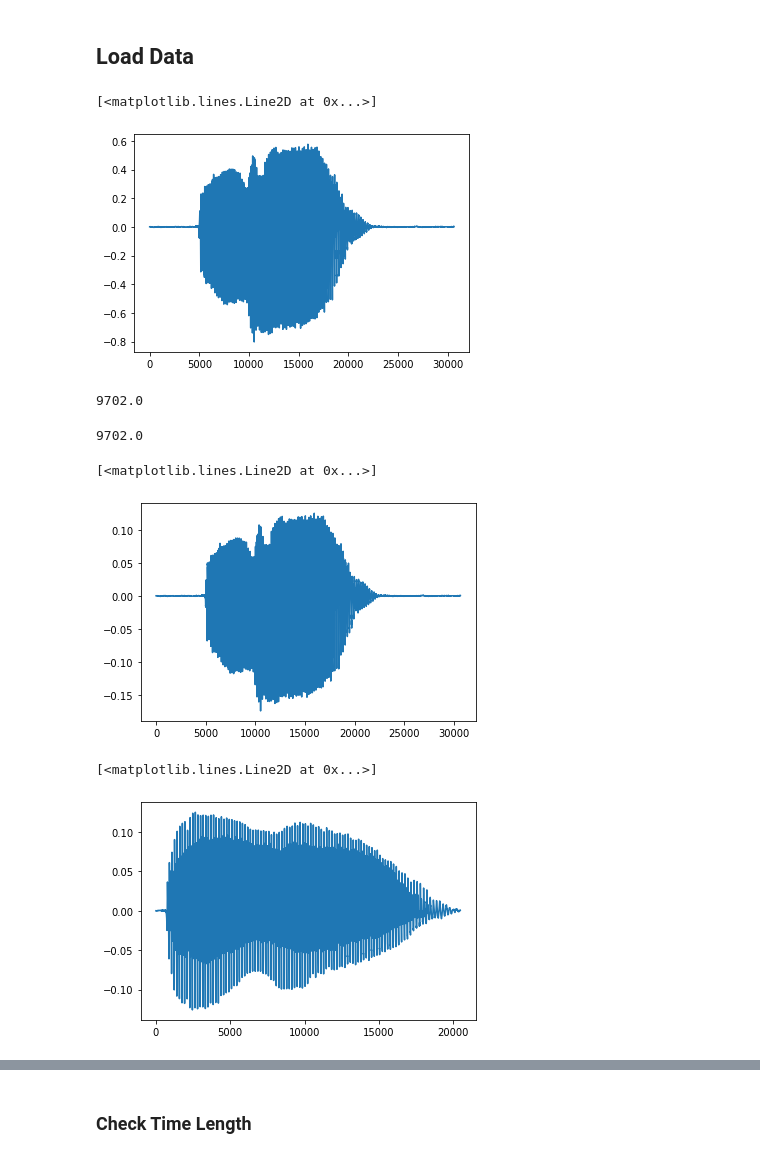
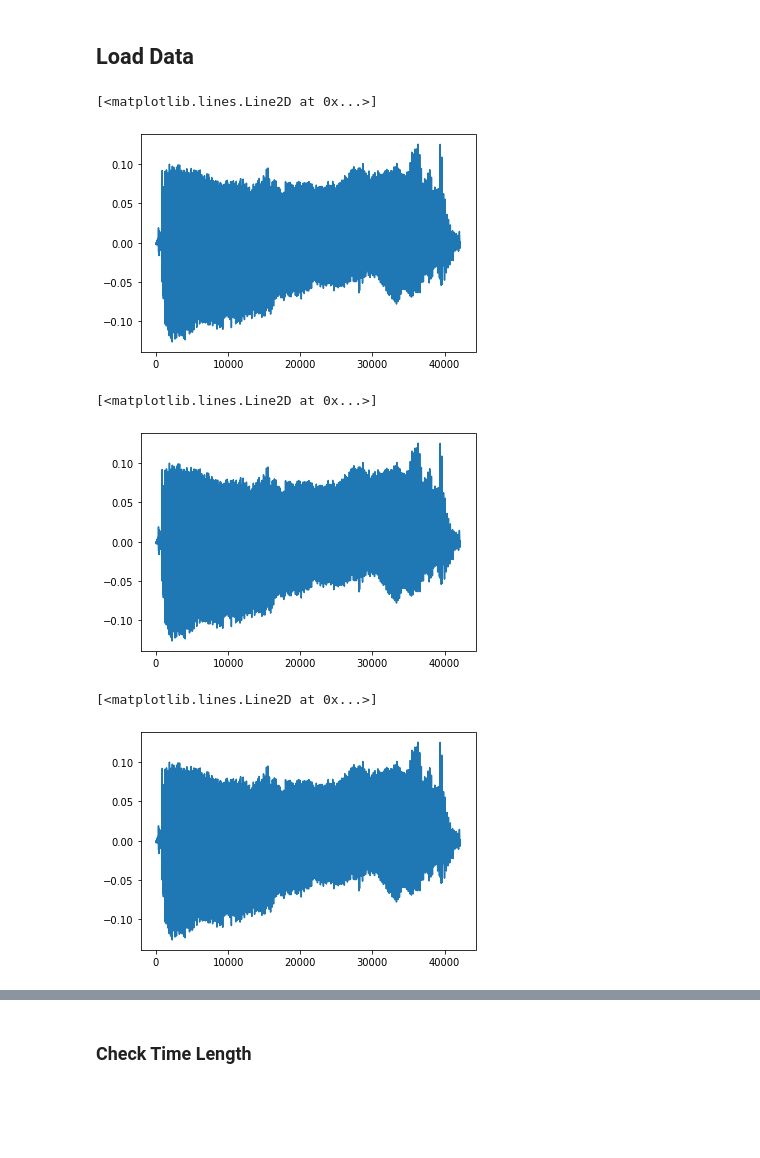
Before and after one commit to thanatlap/master-thesis-vocal-tract-inversion-journal, a Jupyter notebook: misc/Prep_record/prep_record.ipynb, the cells around one changed output, grey strips where cells are left out. Drawn from its saved outputs; the diff is of its cells as text; code cells hidden in the pictures; blank space fills up the shorter version.

```diff
--- a/misc/Prep_record/prep_record.ipynb
+++ b/misc/Prep_record/prep_record.ipynb
@@ -24,25 +24,20 @@ import pydub
 from pathlib import Path
 import simpleaudio
 # %%
-def load_audio(audio_paths):
-    # force to load audio on 44100 sample rate, this rate can be resample down
-    return np.array([ librosa.load(file, sr=SAMPLE)[0] for file in audio_paths ])
-
 def import_data(data_path):
 
-    data_path = join(data_path,'original')
+#     data_path = join(data_path,'original')
 
     with open(join(data_path,'sound_set.txt'), 'r') as f:
         data = np.array(f.read().split(','))
     audio_paths = [join(data_path,file+'.wav') for file in data]
-    labels = []
 
-    audio_data = load_audio(audio_paths)
+    audio_data = np.array([ librosa.load(file, sr=SAMPLE)[0] for file in audio_paths ])
     return audio_data
 # %% [markdown]
 ## Load Data
 # %%
-FOLDER = 'd_record_aj'
+# FOLDER = 'd_record_aj'
 # FOLDER = 'd_record_mom'
 # FOLDER = 'd_record_pat'
 # FOLDER = 'd_record_kring'
@@ -50,7 +45,10 @@ FOLDER = 'd_record_aj'
 # FOLDER = 'd_record_in'
 # FOLDER = 'd_record_su'
 # FOLDER = 'd_record_sorn_sis'
-# FOLDER = 'd_record_gam'
+FOLDER = 'd_record_gam'
+# FOLDER = 'd_record_plooktan'
+# FOLDER = 'd_record_blank'
+# FOLDER = 'd_record_set_1'
 # %%
 PARENT_PATH = '../../data/d_records/'
 DATA_PATH = join(PARENT_PATH,FOLDER)
@@ -58,24 +56,15 @@ SAMPLE = 22050
 # %%
 audio = import_data(DATA_PATH)
 # %%
-plt.plot(audio[8])
+plt.plot(audio[1])
 # %% [output]
 [<matplotlib.lines.Line2D at 0x...>]
-[figure, old version]
+[figure, new version]
-# %%
-(0.44*len(audio[8]))/(len(audio[8])/SAMPLE)
-# plt.plot(e_time, audio[8])
-# %% [output]
-9702.0
-# %%
-(0.44)*SAMPLE
-# %% [output]
-9702.0
 # %%
 audio_amp = [(0.125/max(data))*data for data in audio]
 # %%
-plt.plot(audio_amp[8])
+plt.plot(audio_amp[1])
 # %% [output]
 [<matplotlib.lines.Line2D at 0x...>]
-[figure, old version]
+[figure, new version]
 # %%
@@ -83,5 +72,5 @@ audio_trim = [ librosa.effects.trim(data, top_db=30)[0] for data in audio_amp]
 # %%
-plt.plot(audio_trim[75])
+plt.plot(audio_trim[1])
 # %% [output]
 [<matplotlib.lines.Line2D at 0x...>]
-[figure, old version]
+[figure, new version]
```
Also changed, not shown: parts of 7 cells of this notebook, 14 other files.
